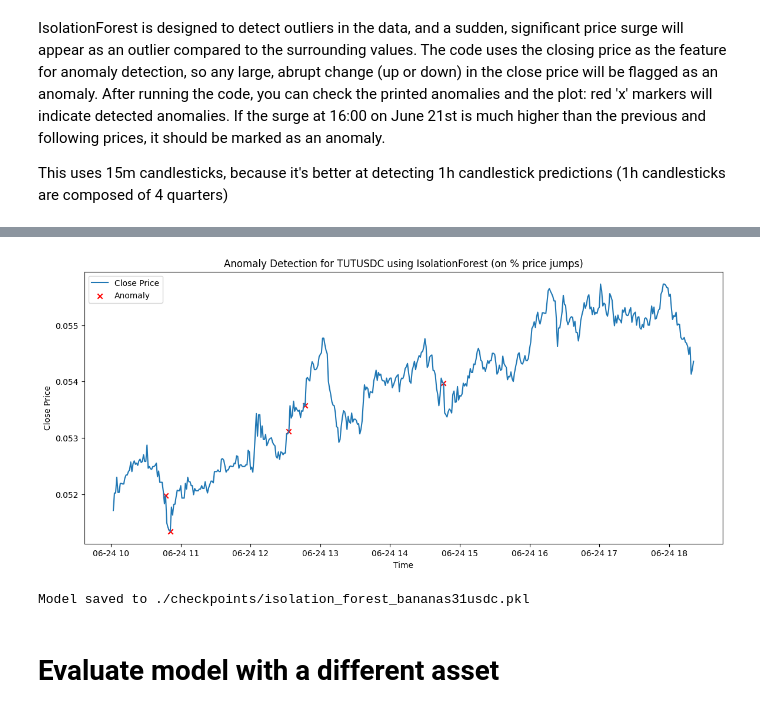
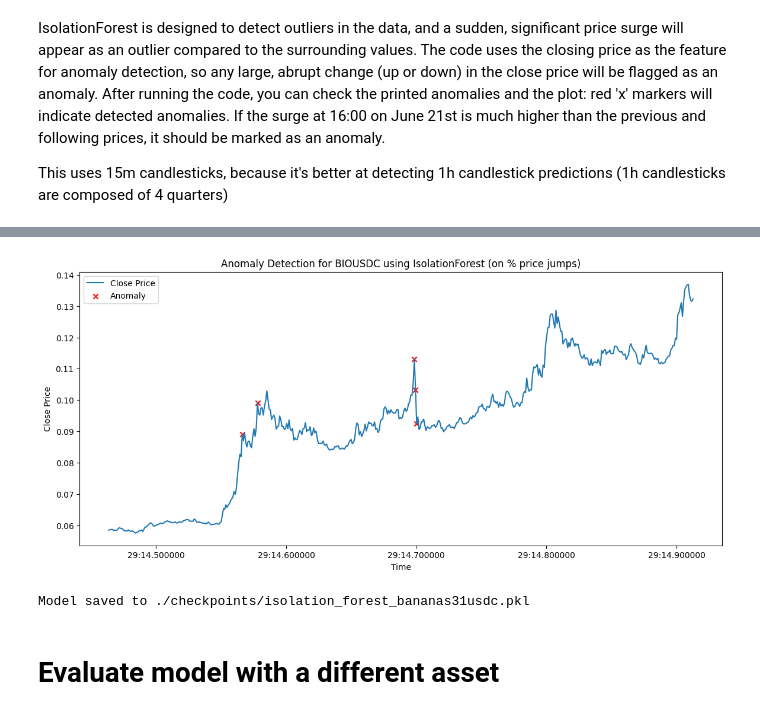
Before and after one commit to carkod/binbot-notebooks, a Jupyter notebook: anomaly_detection_isolation_forest.ipynb, the cells around one changed output, grey strips where cells are left out. Saved outputs shown, nothing was run; the diff lists cells and outputs as text; code cells hidden in the pictures.

```diff
--- a/anomaly_detection_isolation_forest.ipynb
+++ b/anomaly_detection_isolation_forest.ipynb
@@ -39,7 +39,7 @@ import joblib
 
 
 # Parameters
-symbol = 'TUTUSDC'
+symbol = 'BIOUSDC'
 interval = '15m'
 
 # Fetch klines from Binbot API
@@ -106,5 +106,5 @@ DatetimeIndex(['2025-06-24 14:46:00', '2025-06-24 10:47:00',
               dtype='datetime64[ns]', name='open_time', freq=None)
-[figure, old version]
+[figure, new version]
 Model saved to ./checkpoints/isolation_forest_bananas31usdc.pkl
 # %% [markdown]
 # Evaluate model with a different asset
```
Also changed, not shown: parts of 4 cells of this notebook, 5 other files.
